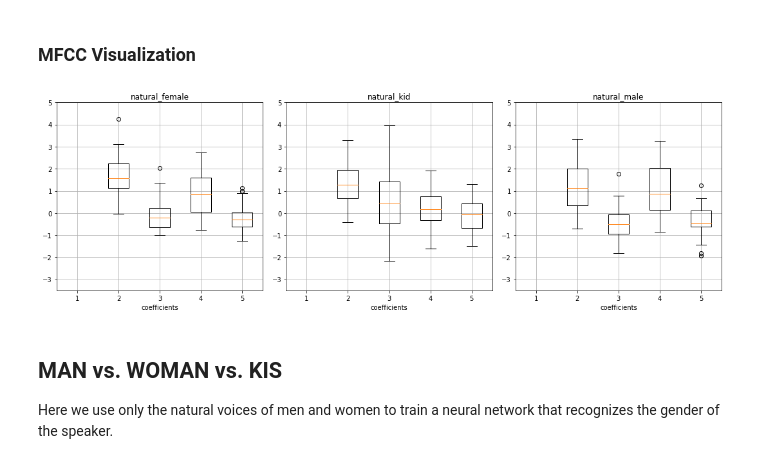
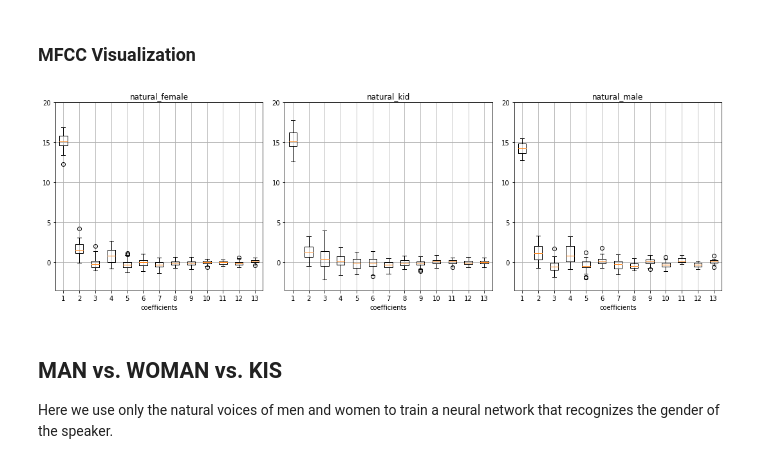
Before and after one commit to LifangHe/speaker-recognition, a Jupyter notebook: speaker_recognition_64.ipynb, the cells around one changed output. Saved outputs shown, nothing was run; the diff lists cells and outputs as text; code cells hidden in the pictures.

```diff
--- a/speaker_recognition_64.ipynb
+++ b/speaker_recognition_64.ipynb
@@ -27,13 +27,13 @@ FILES = {
     'natural_kid': glob.glob(path + '/nk*.wav'),
 }
 
-MFCC_COEFFS = 5
+MFCC_COEFFS = 13
 # %% [markdown]
 ### MFCC Visualization
 # %%
-util.print_coeff_boxplot(['natural_female', 'natural_kid', 'natural_male'], FILES, nceps=MFCC_COEFFS, ylim=(-3.5, 5))
+util.print_coeff_boxplot(['natural_female', 'natural_kid', 'natural_male'], FILES, nceps=MFCC_COEFFS, ylim=(-3.5, 20))
 # %% [output]
-[figure, old version]
+[figure, new version]
 # %% [markdown]
 ## MAN vs. WOMAN vs. KIS
 
```
Also changed, not shown: parts of 6 cells of this notebook, 1 other file.
